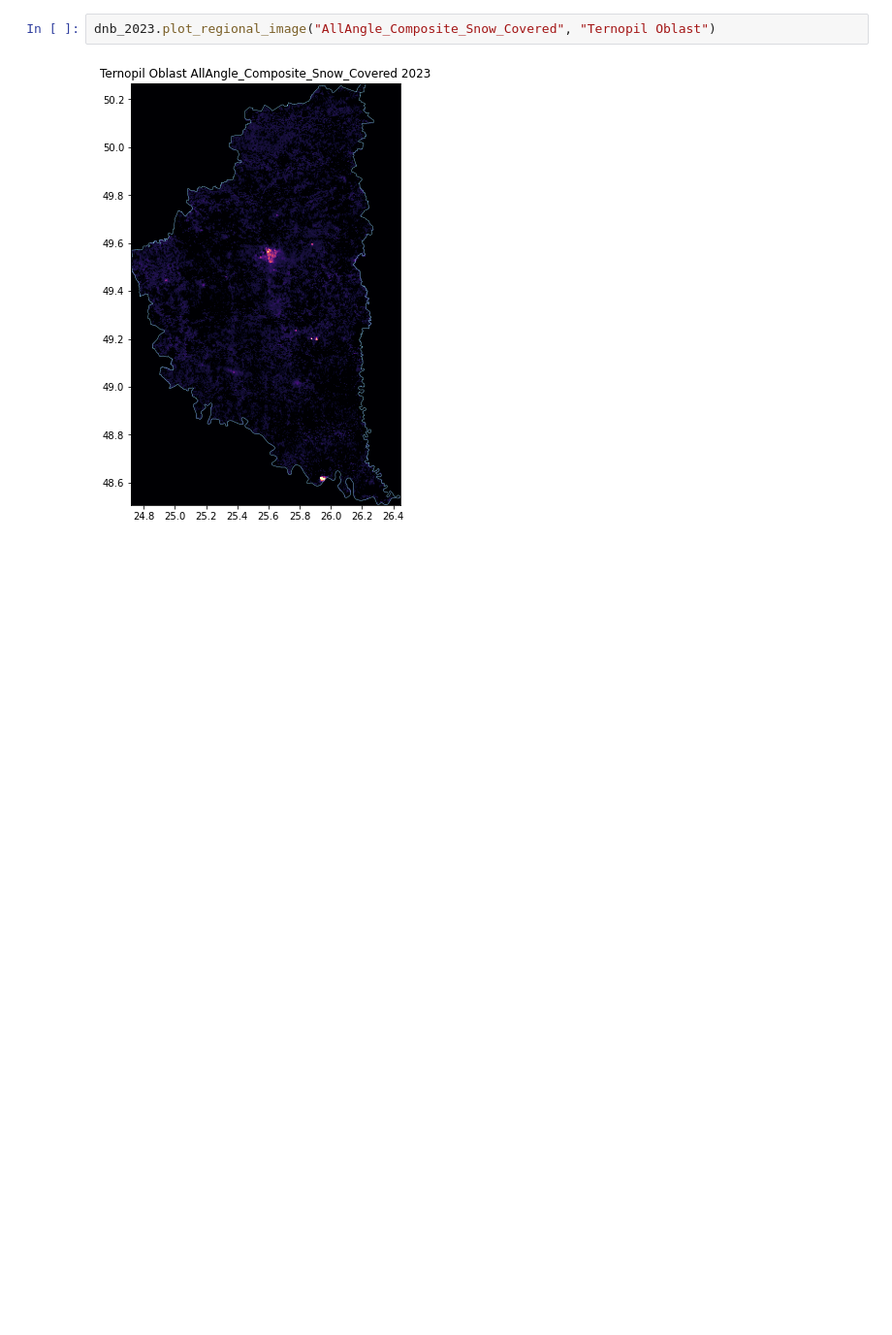
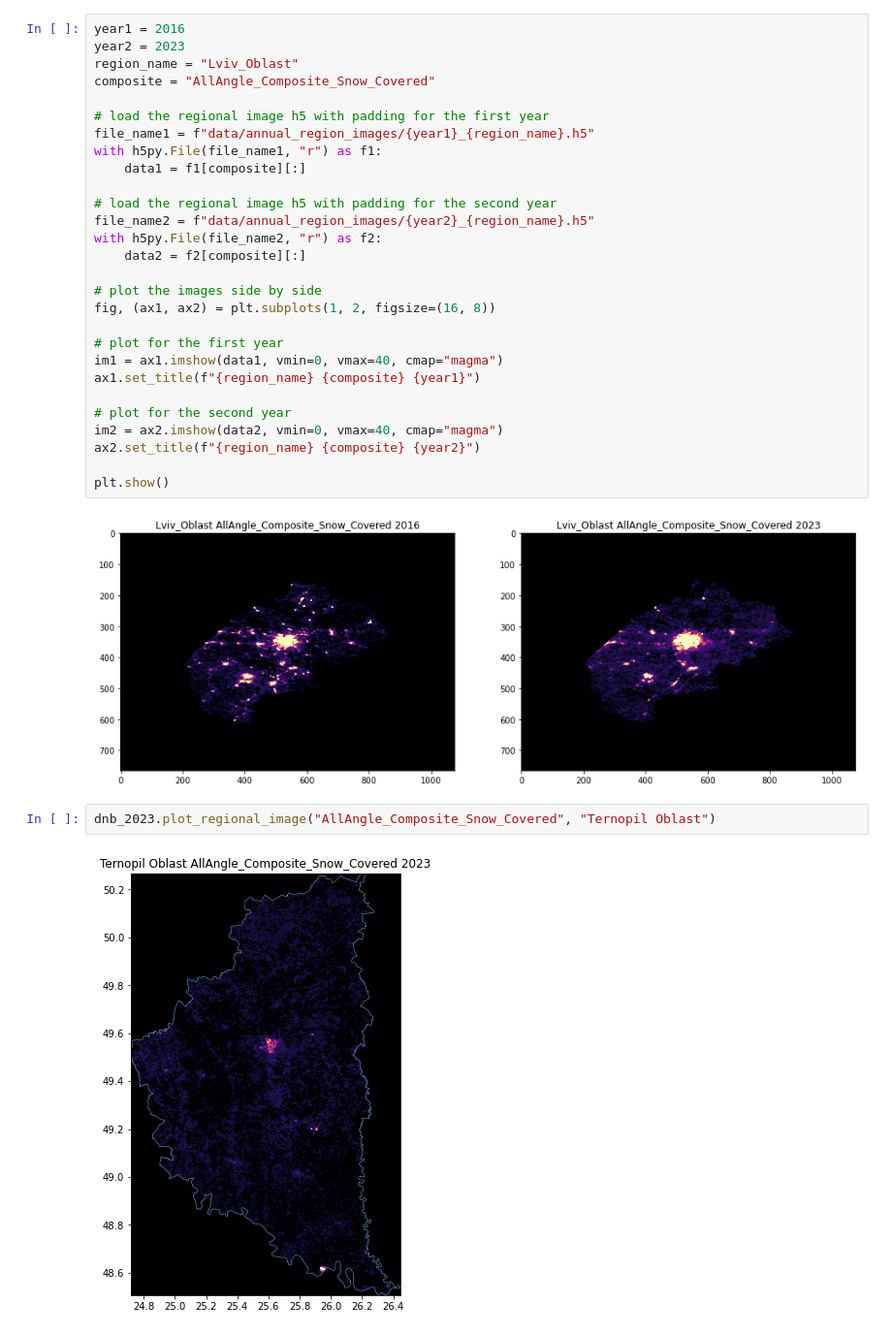
Before and after one commit to lollex90/masters-dissertation, a Jupyter notebook: main.ipynb, the cells around one changed output. Shown: that part at 97% size. Saved outputs shown, nothing was run; the diff lists cells and outputs as text; blank space fills up the shorter version.

Commit message:
organised code + simple regional comparison

```diff
--- a/main.ipynb
+++ b/main.ipynb
@@ -196,3 +23,33 @@ ternopil = dnb_2023.get_regional_image_pad("AllAngle_Composite_Snow_Covered", "T
+# %%
+year1 = 2016
+year2 = 2023
+region_name = "Lviv_Oblast"
+composite = "AllAngle_Composite_Snow_Covered"
+
+# load the regional image h5 with padding for the first year
+file_name1 = f"data/annual_region_images/{year1}_{region_name}.h5"
+with h5py.File(file_name1, "r") as f1:
+    data1 = f1[composite][:]
+
+# load the regional image h5 with padding for the second year
+file_name2 = f"data/annual_region_images/{year2}_{region_name}.h5"
+with h5py.File(file_name2, "r") as f2:
+    data2 = f2[composite][:]
+
+# plot the images side by side
+fig, (ax1, ax2) = plt.subplots(1, 2, figsize=(16, 8))
+
+# plot for the first year
+im1 = ax1.imshow(data1, vmin=0, vmax=40, cmap="magma")
+ax1.set_title(f"{region_name} {composite} {year1}")
+
+# plot for the second year
+im2 = ax2.imshow(data2, vmin=0, vmax=40, cmap="magma")
+ax2.set_title(f"{region_name} {composite} {year2}")
+
+plt.show()
+# %% [output]
+[figure, added]
 # %%
 dnb_2023.plot_regional_image("AllAngle_Composite_Snow_Covered", "Ternopil Oblast")
 # %% [output]
```
Also changed, not shown: parts of 8 cells of this notebook, 2 other files.
